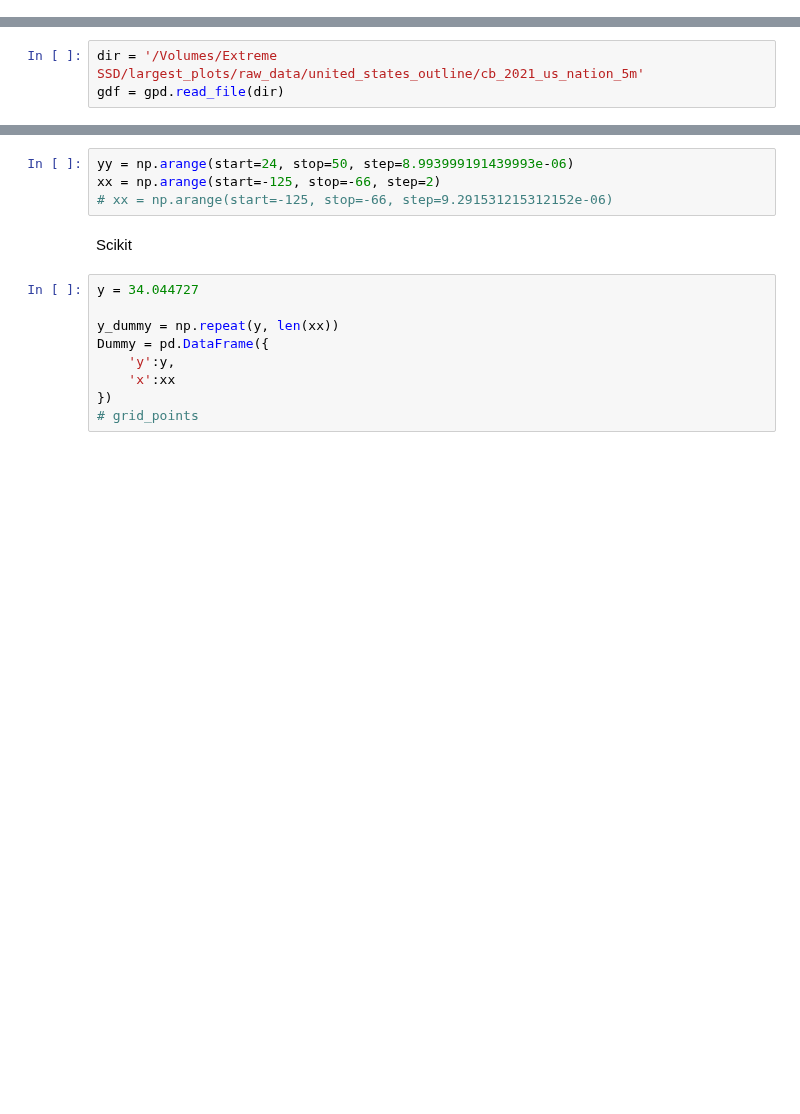
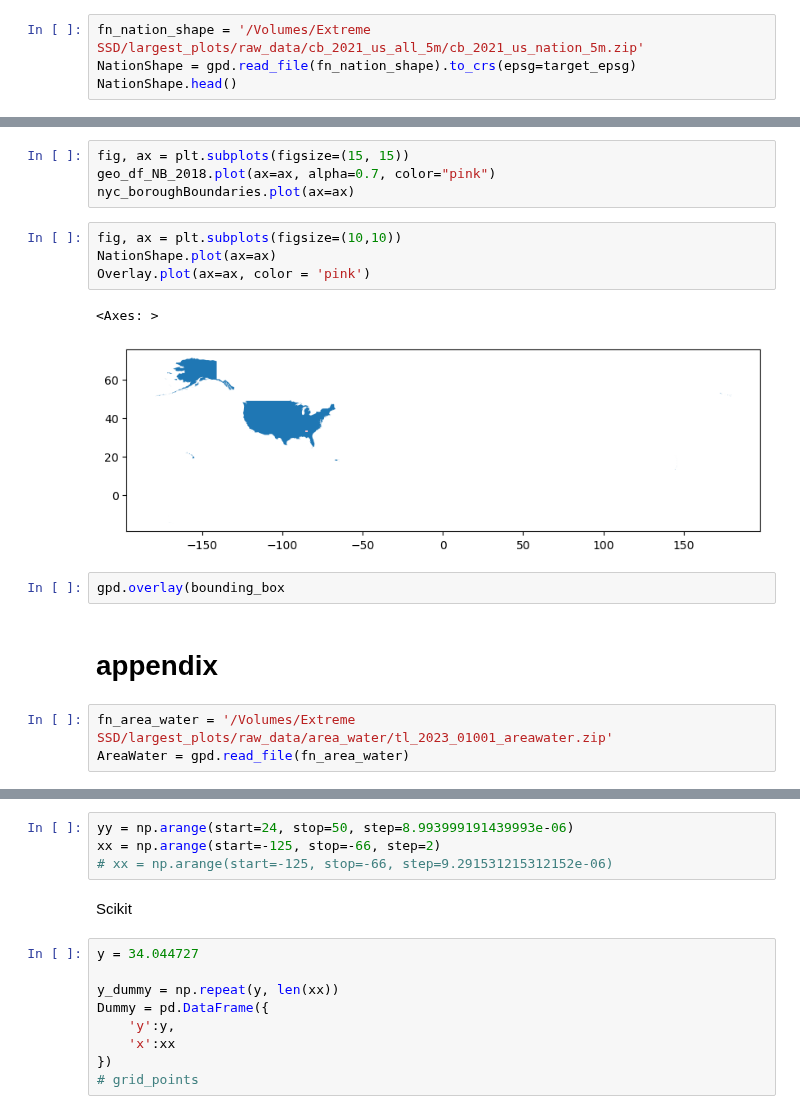
Before and after one commit to abartnof/largest_plot, a Jupyter notebook: scripts/munge_national_borders.ipynb, the cells around one changed output, grey strips where cells are left out. Drawn from its saved outputs; the diff is of its cells as text; blank space fills up the shorter version.

```diff
--- a/scripts/munge_national_borders.ipynb
+++ b/scripts/munge_national_borders.ipynb
@@ -12,0 +63,4 @@ from skimage.measure import grid_points_in_poly, points_in_poly
+# %%
+fn_nation_shape = '/Volumes/Extreme SSD/largest_plots/raw_data/cb_2021_us_all_5m/cb_2021_us_nation_5m.zip'
+NationShape = gpd.read_file(fn_nation_shape).to_crs(epsg=target_epsg)
+NationShape.head()
@@ -13,4 +200,19 @@ from skimage.measure import grid_points_in_poly, points_in_poly
+# %%
+fig, ax = plt.subplots(figsize=(15, 15))
+geo_df_NB_2018.plot(ax=ax, alpha=0.7, color="pink")
+nyc_boroughBoundaries.plot(ax=ax)
+# %%
+fig, ax = plt.subplots(figsize=(10,10))
+NationShape.plot(ax=ax)
+Overlay.plot(ax=ax, color = 'pink')
+# %% [output]
+<Axes: >
+[figure, added]
+# %%
+gpd.overlay(bounding_box
+# %% [markdown]
+# appendix
 # %%
-dir = '/Volumes/Extreme SSD/largest_plots/raw_data/united_states_outline/cb_2021_us_nation_5m'
-gdf = gpd.read_file(dir)
+fn_area_water = '/Volumes/Extreme SSD/largest_plots/raw_data/area_water/tl_2023_01001_areawater.zip'
+AreaWater = gpd.read_file(fn_area_water)
 # %%
```
Also changed, not shown: parts of 27 cells of this notebook, 7 other files.
